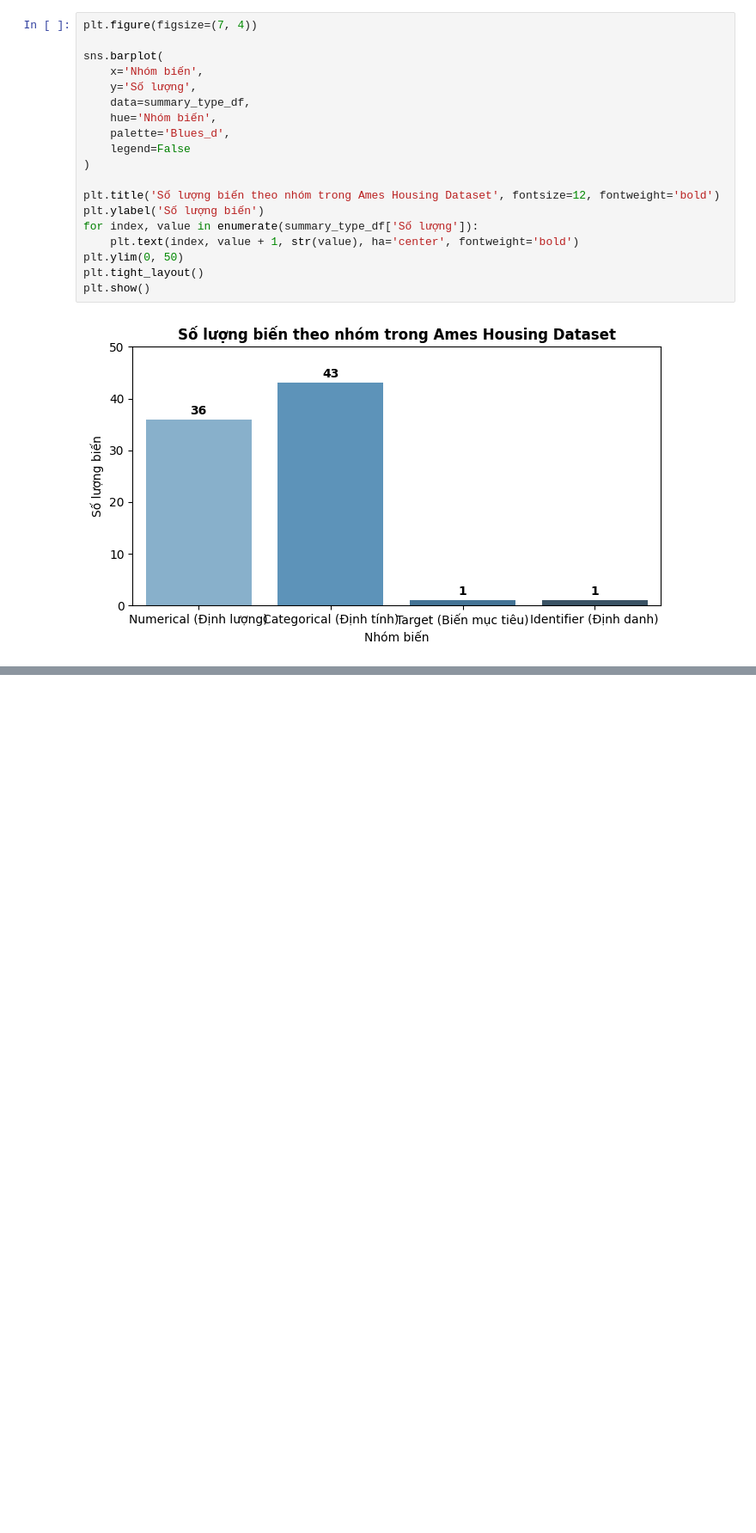
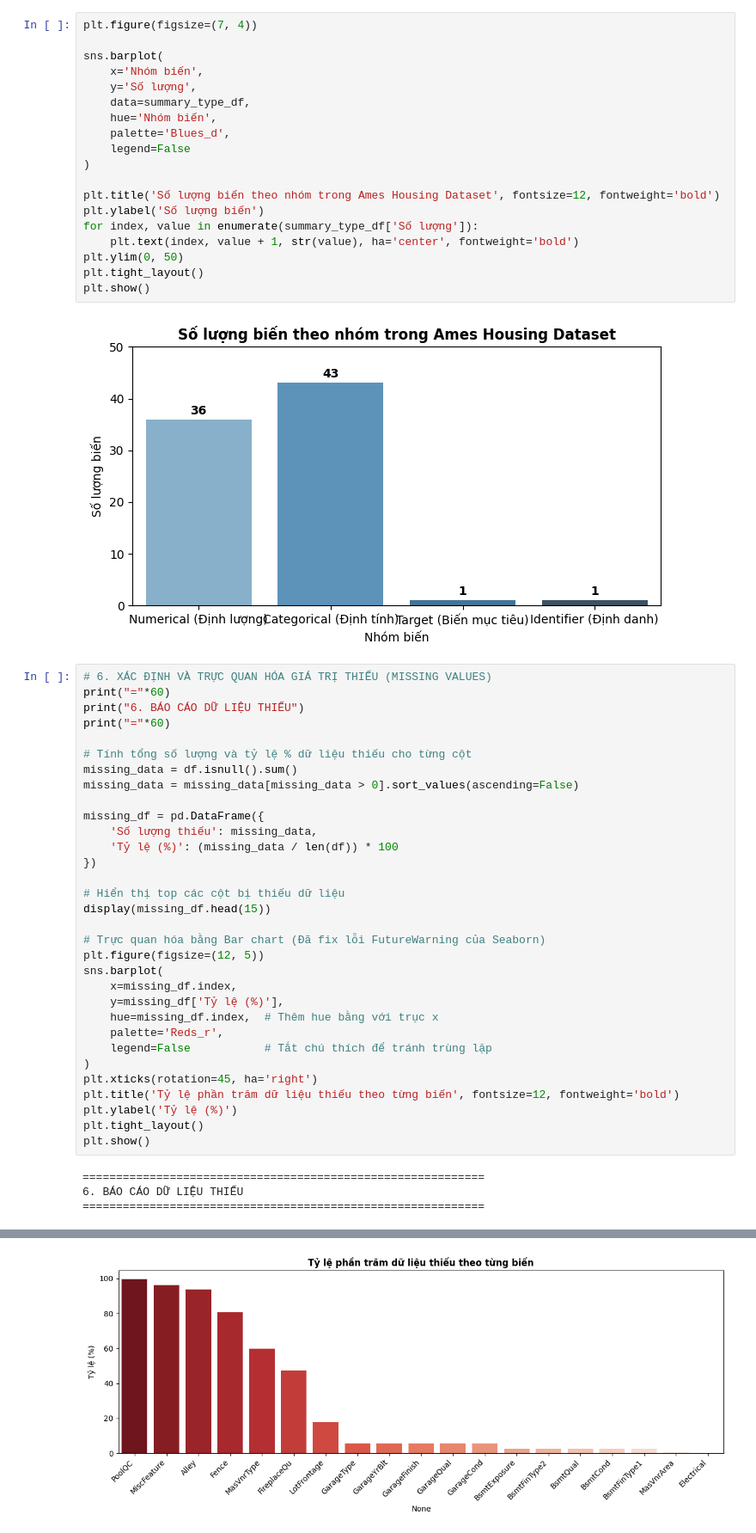
Before and after one commit to DangHau19/MLGroup, a Jupyter notebook: Tuan03/DatTenGiDay.ipynb, the cells around one changed output, grey strips where cells are left out. Shown at 86% size. Saved outputs shown, nothing was run; the diff lists cells and outputs as text; blank space fills up the shorter version.

```diff
--- a/Tuan03/DatTenGiDay.ipynb
+++ b/Tuan03/DatTenGiDay.ipynb
@@ -143,3 +143,39 @@ plt.tight_layout()
 plt.show()
 # %% [output]
 [figure]
+# %%
+# 6. XÁC ĐỊNH VÀ TRỰC QUAN HÓA GIÁ TRỊ THIẾU (MISSING VALUES)
+print("="*60)
+print("6. BÁO CÁO DỮ LIỆU THIẾU")
+print("="*60)
+
+# Tính tổng số lượng và tỷ lệ % dữ liệu thiếu cho từng cột
+missing_data = df.isnull().sum()
+missing_data = missing_data[missing_data > 0].sort_values(ascending=False)
+
+missing_df = pd.DataFrame({
+    'Số lượng thiếu': missing_data,
+    'Tỷ lệ (%)': (missing_data / len(df)) * 100
+})
+
+# Hiển thị top các cột bị thiếu dữ liệu
+display(missing_df.head(15))
+
+# Trực quan hóa bằng Bar chart (Đã fix lỗi FutureWarning của Seaborn)
+plt.figure(figsize=(12, 5))
+sns.barplot(
+    x=missing_df.index,
+    y=missing_df['Tỷ lệ (%)'],
+    hue=missing_df.index,  # Thêm hue bằng với trục x
+    palette='Reds_r',
+    legend=False           # Tắt chú thích để tránh trùng lặp
+)
+plt.xticks(rotation=45, ha='right')
+plt.title('Tỷ lệ phần trăm dữ liệu thiếu theo từng biến', fontsize=12, fontweight='bold')
+plt.ylabel('Tỷ lệ (%)')
+plt.tight_layout()
+plt.show()
+# %% [output]
+============================================================
+6. BÁO CÁO DỮ LIỆU THIẾU
+============================================================
@@ -145,0 +198 @@ plt.show()
+[figure, added]
```
Also changed, not shown: parts of 4 cells of this notebook.
